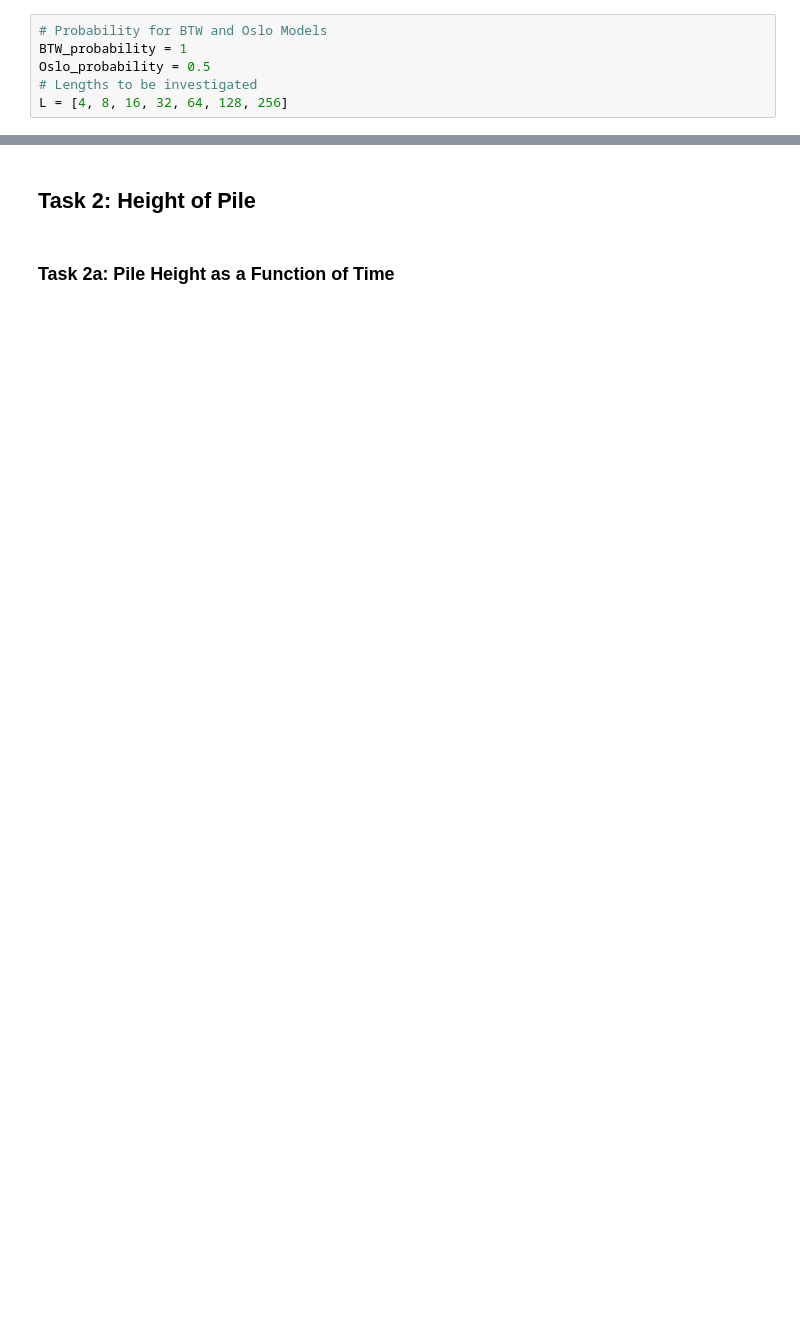
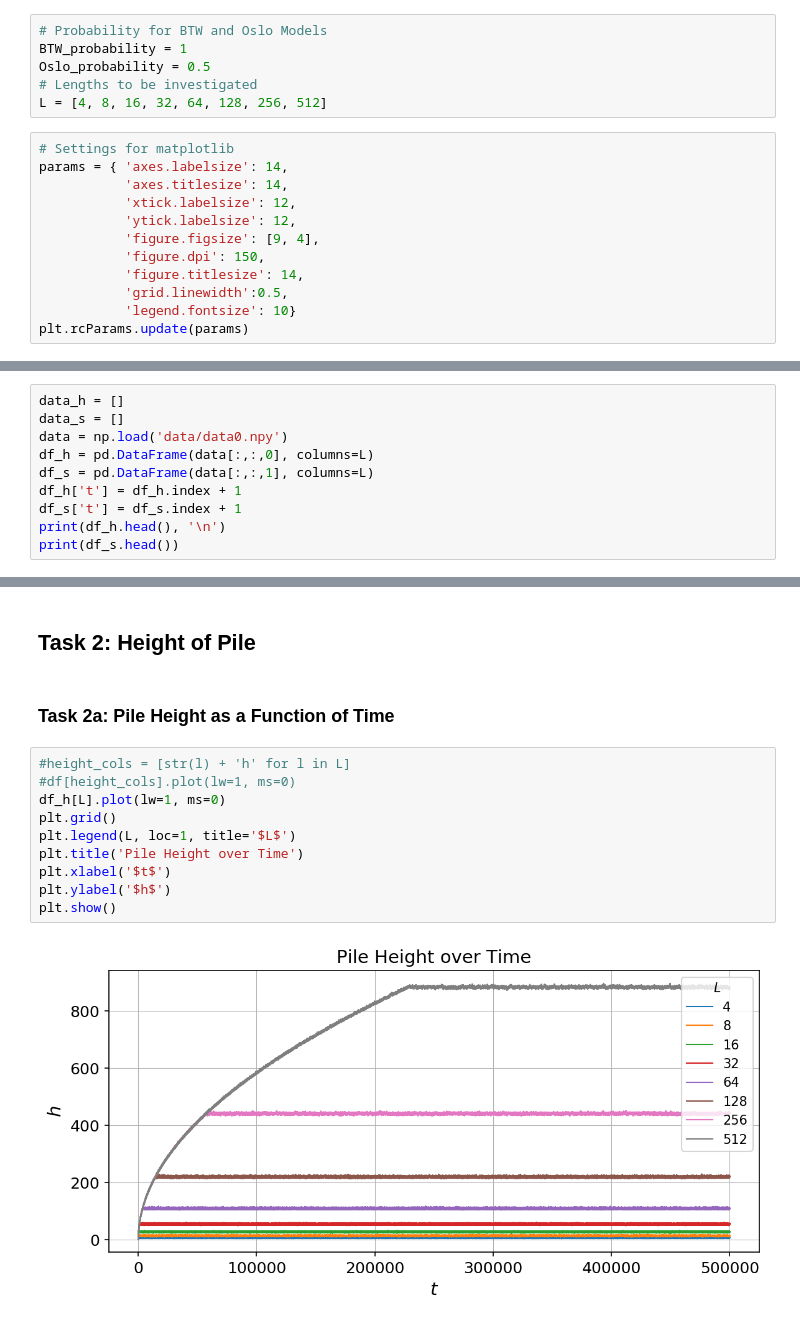
Before and after one commit to craycrayfish/OsloModel, a Jupyter notebook: Analysis.ipynb, the cells around one changed output, grey strips where cells are left out. Cells and saved outputs as stored; diff of their text form; blank space fills up the shorter version.

```diff
--- a/Analysis.ipynb
+++ b/Analysis.ipynb
@@ -8,7 +11,19 @@ import pandas as pd
 BTW_probability = 1
 Oslo_probability = 0.5
 # Lengths to be investigated
-L = [4, 8, 16, 32, 64, 128, 256]
+L = [4, 8, 16, 32, 64, 128, 256, 512]
+# %%
+# Settings for matplotlib
+params = { 'axes.labelsize': 14,
+           'axes.titlesize': 14,
+           'xtick.labelsize': 12,
+           'ytick.labelsize': 12,
+           'figure.figsize': [9, 4],
+           'figure.dpi': 150,
+           'figure.titlesize': 14,
+           'grid.linewidth':0.5,
+           'legend.fontsize': 10}
+plt.rcParams.update(params)
 # %%
 class Pile:
     def __init__(self, length, probability=0.5):
@@ -193,0 +224,10 @@ FileNotFoundError: [Errno 2] No such file or directory: 'data.npy'
+# %%
+data_h = []
+data_s = []
+data = np.load('data/data0.npy')
+df_h = pd.DataFrame(data[:,:,0], columns=L)
+df_s = pd.DataFrame(data[:,:,1], columns=L)
+df_h['t'] = df_h.index + 1
+df_s['t'] = df_s.index + 1
+print(df_h.head(), '\n')
+print(df_s.head())
@@ -195,3 +249,15 @@ FileNotFoundError: [Errno 2] No such file or directory: 'data.npy'
 ## Task 2: Height of Pile
 # %% [markdown]
 ### Task 2a: Pile Height as a Function of Time
+# %%
+#height_cols = [str(l) + 'h' for l in L]
+#df[height_cols].plot(lw=1, ms=0)
+df_h[L].plot(lw=1, ms=0)
+plt.grid()
+plt.legend(L, loc=1, title='$L$')
+plt.title('Pile Height over Time')
+plt.xlabel('$t$')
+plt.ylabel('$h$')
+plt.show()
+# %% [output]
+[figure, added]
```
Also changed, not shown: parts of 35 cells of this notebook, 6 other files.
